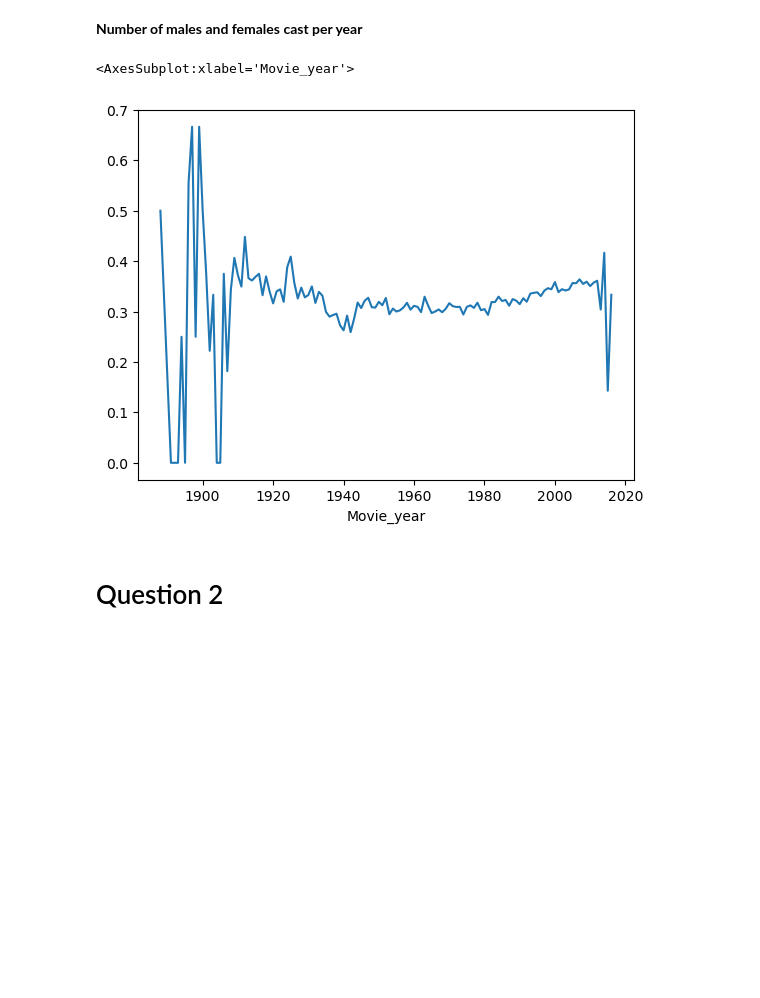
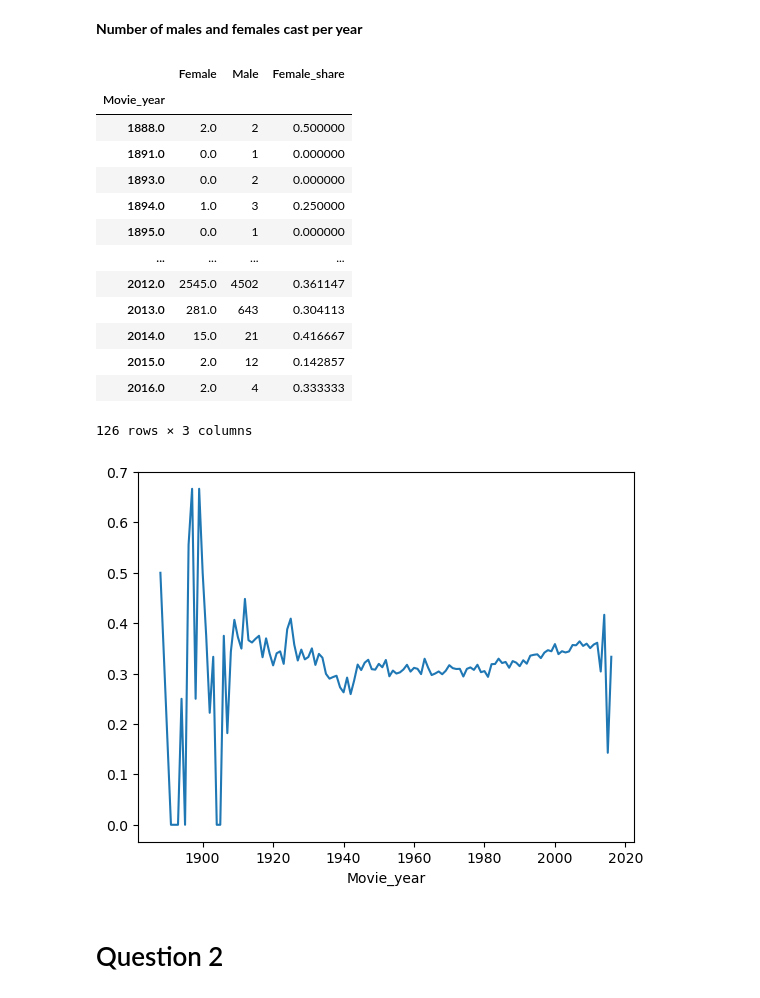
Before and after one commit to epfl-ada/ada-2022-project-silvermafia2022, a Jupyter notebook: project_movies.ipynb, the cells around one changed output. Saved outputs shown, nothing was run; the diff lists cells and outputs as text; code cells hidden in the pictures; blank space fills up the shorter version.

```diff
--- a/project_movies.ipynb
+++ b/project_movies.ipynb
@@ -840,27 +867,43 @@ grouped_gender_movie.head(5)
 **Number of males and females cast per year**
 # %%
 grouped_gender = character_gender.copy()
-del grouped_gender['Character_name'], grouped_gender['Actor_name'], grouped_gender['Movie_release_date'], grouped_gender['Wikipedia_movie_ID']
+grouped_gender = grouped_gender[['Actor_gender', 'Movie_year']]
 
 #Count the number of female/male actors for each year
 grouped_gender_F = grouped_gender.loc[grouped_gender.Actor_gender == 'F']
 grouped_gender_F_year = grouped_gender_F.groupby(['Movie_year']).count()
 grouped_gender_F_year = grouped_gender_F_year.rename(columns = {'Actor_gender':'Female'})
 
 grouped_gender_M = grouped_gender.loc[grouped_gender.Actor_gender == 'M']
 grouped_gender_M_year = grouped_gender_M.groupby(['Movie_year']).count()
 grouped_gender_M_year = grouped_gender_M_year.rename(columns = {'Actor_gender':'Male'})
 
 #Merge the number of males and females for each year
 grouped_gender_year = pd.merge(grouped_gender_F_year, grouped_gender_M_year, on = ['Movie_year'], how = 'outer')
 grouped_gender_year = grouped_gender_year.fillna(0)
 grouped_gender_year = grouped_gender_year.sort_index()
 
+
 #Create metric to compare the number of females with number of males (1: only females in the movie, 0: only males)
 grouped_gender_year['Female_share'] = grouped_gender_year.Female/(grouped_gender_year.Female + grouped_gender_year.Male)
 grouped_gender_year['Female_share'].plot()
+
+grouped_gender_year
 # %% [output]
+|  | Female | Male | Female_share |
+| Movie_year |  |  |  |
+| 1888.0 | 2.0 | 2 | 0.500000 |
+| 1891.0 | 0.0 | 1 | 0.000000 |
+| 1893.0 | 0.0 | 2 | 0.000000 |
+| 1894.0 | 1.0 | 3 | 0.250000 |
+| 1895.0 | 0.0 | 1 | 0.000000 |
+| ... | ... | ... | ... |
+| 2012.0 | 2545.0 | 4502 | 0.361147 |
+| 2013.0 | 281.0 | 643 | 0.304113 |
+| 2014.0 | 15.0 | 21 | 0.416667 |
+| 2015.0 | 2.0 | 12 | 0.142857 |
+| 2016.0 | 2.0 | 4 | 0.333333 |
-<AxesSubplot:xlabel='Movie_year'>
+126 rows × 3 columns
 [figure]
 # %% [markdown]
 # Question 2
```
Also changed, not shown: parts of 12 cells of this notebook.
